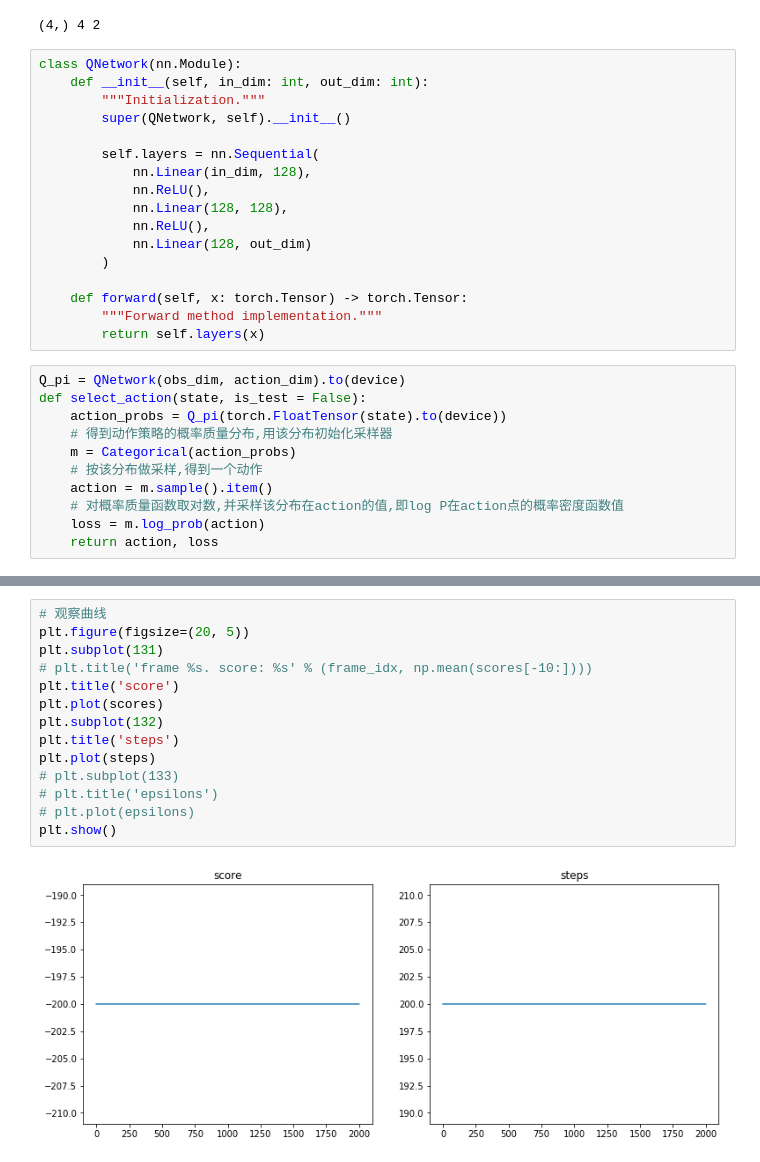
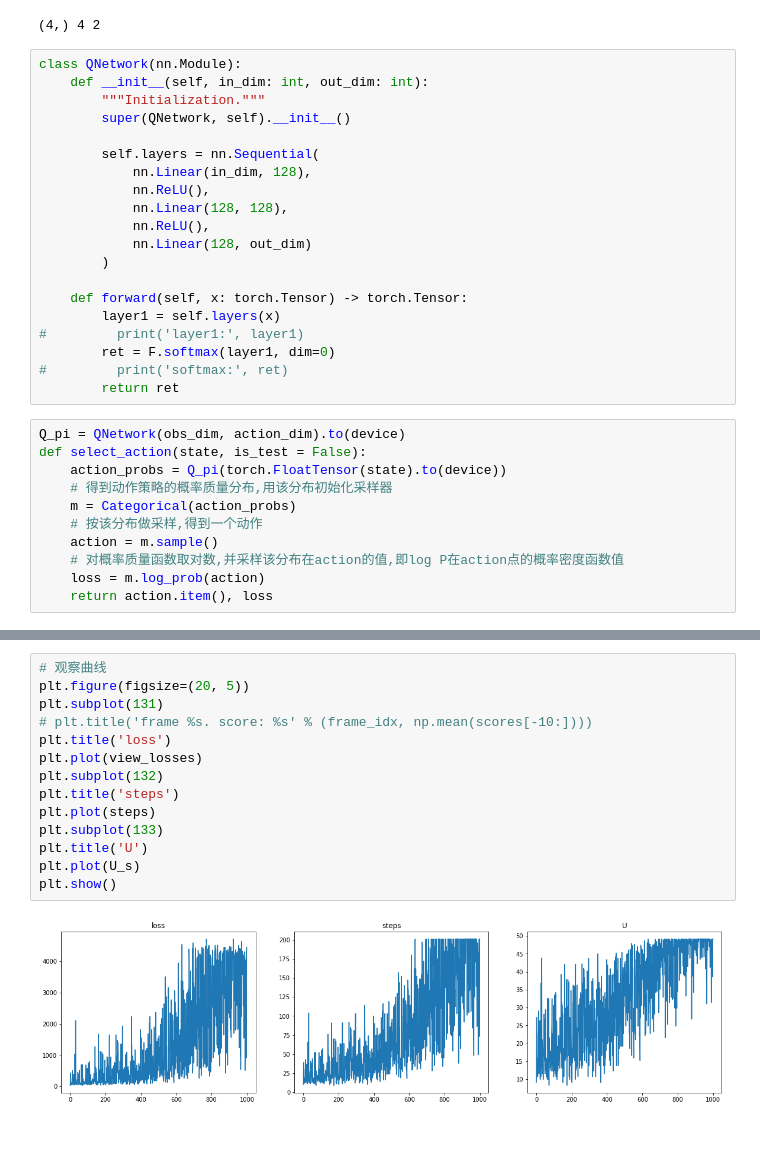
Before and after one commit to webbery/reinforce_learning, a Jupyter notebook: policy/01-Reinforce_MountainCar.ipynb, the cells around one changed output, grey strips where cells are left out. Saved outputs shown, nothing was run; the diff lists cells and outputs as text; blank space fills up the shorter version.

```diff
--- a/policy/01-Reinforce_MountainCar.ipynb
+++ b/policy/01-Reinforce_MountainCar.ipynb
@@ -40,8 +40,11 @@ class QNetwork(nn.Module):
         )
 
     def forward(self, x: torch.Tensor) -> torch.Tensor:
-        """Forward method implementation."""
-        return self.layers(x)
+        layer1 = self.layers(x)
+#         print('layer1:', layer1)
+        ret = F.softmax(layer1, dim=0)
+#         print('softmax:', ret)
+        return ret
 # %%
 Q_pi = QNetwork(obs_dim, action_dim).to(device)
 def select_action(state, is_test = False):
@@ -49,10 +52,10 @@ def select_action(state, is_test = False):
     # 得到动作策略的概率质量分布,用该分布初始化采样器
     m = Categorical(action_probs)
     # 按该分布做采样,得到一个动作
-    action = m.sample().item()
+    action = m.sample()
     # 对概率质量函数取对数,并采样该分布在action的值,即log P在action点的概率密度函数值
     loss = m.log_prob(action)
-    return action, loss
+    return action.item(), loss
 # %%
 gamma = 0.98
 
@@ -98,19 +120,19 @@ NameError: name 'Categorical' is not defined
 # %%
 # 观察曲线
 plt.figure(figsize=(20, 5))
 plt.subplot(131)
 # plt.title('frame %s. score: %s' % (frame_idx, np.mean(scores[-10:])))
-plt.title('score')
-plt.plot(scores)
+plt.title('loss')
+plt.plot(view_losses)
 plt.subplot(132)
 plt.title('steps')
 plt.plot(steps)
-# plt.subplot(133)
-# plt.title('epsilons')
-# plt.plot(epsilons)
+plt.subplot(133)
+plt.title('U')
+plt.plot(U_s)
 plt.show()
 # %% [output]
-[figure, old version]
+[figure, new version]
 # %%
 # 观察效果
 def test():
```
Also changed, not shown: parts of 2 cells of this notebook.
